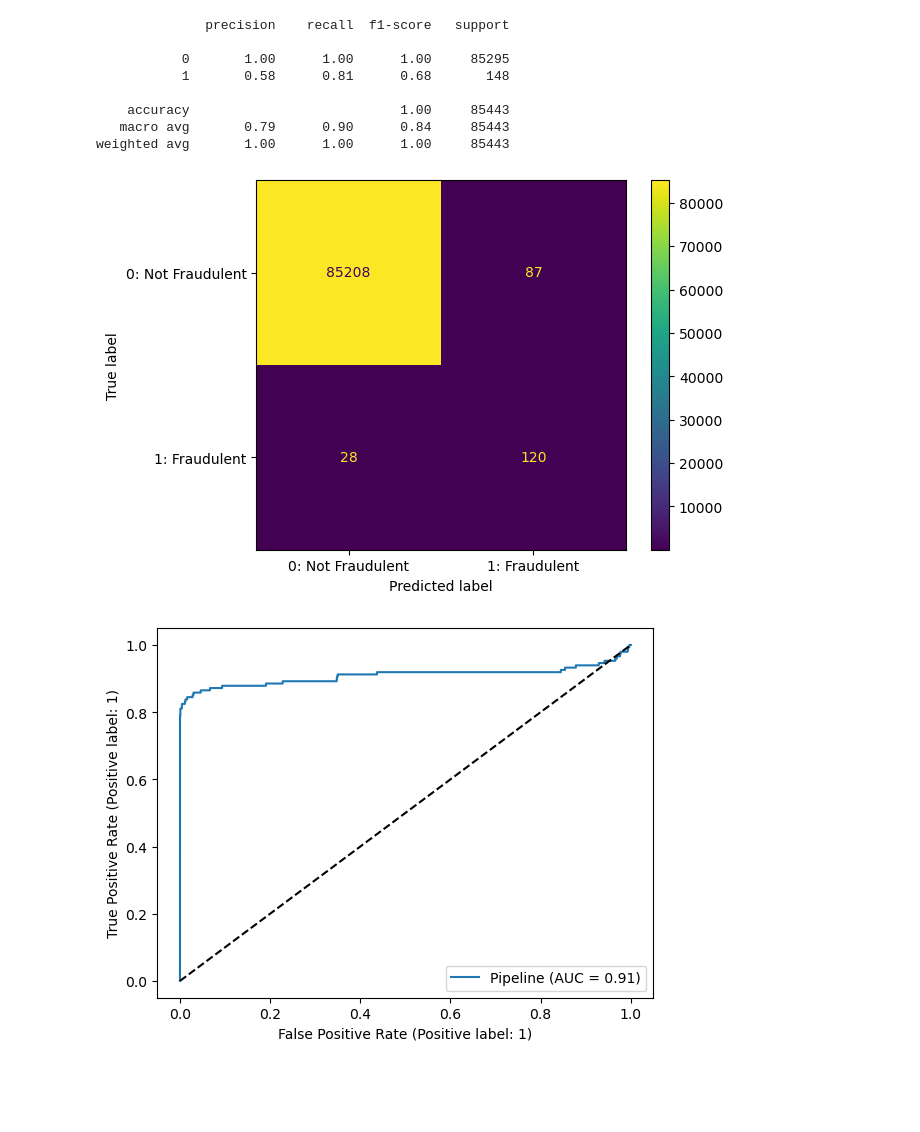
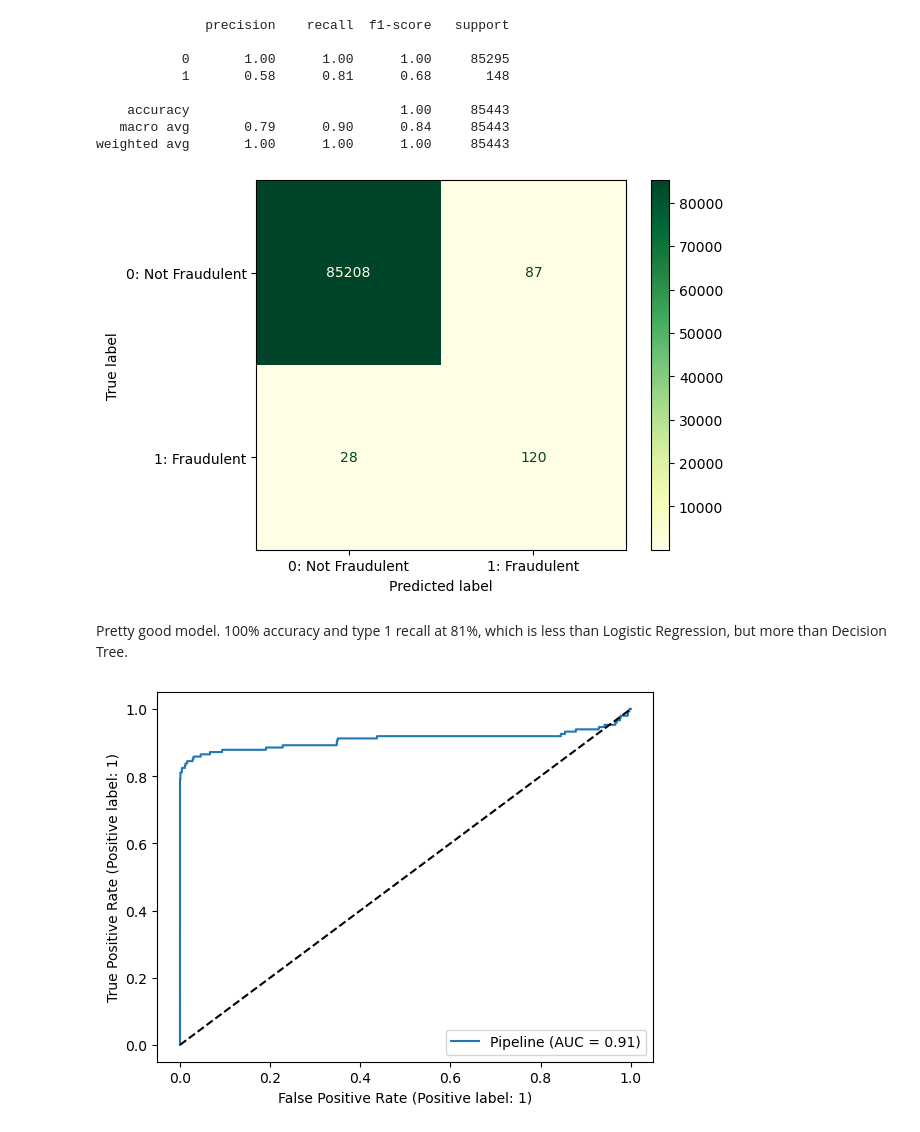
Before and after one commit to corvusxi/phase5_project, a Jupyter notebook: Credit_Card_Fraud_XGBoost.ipynb, the cells around one changed output. Saved outputs shown, nothing was run; the diff lists cells and outputs as text; code cells hidden in the pictures; blank space fills up the shorter version.

```diff
--- a/Credit_Card_Fraud_XGBoost.ipynb
+++ b/Credit_Card_Fraud_XGBoost.ipynb
@@ -114,7 +114,7 @@ print(y_test.shape)
 # %%
 xgbsteps = [("smote", SMOTE(random_state=53)),
          ("scaler", StandardScaler()),
-         ("xgb", XGBClassifier(objective="reg:squarederror"))]
+         ("xgb", XGBClassifier(random_state=53, objective="reg:squarederror"))]
 
 xgbpipe = Pipeline(xgbsteps)
 # %%
@@ -152,10 +152,13 @@ print(classification_report(y_test, y_pred_xgbpipe))
 weighted avg       1.00      1.00      1.00     85443
 # %%
 ConfusionMatrixDisplay.from_predictions(y_test, y_pred_xgbpipe,
-                                        display_labels=["0: Not Fraudulent", "1: Fraudulent"])
+                                        display_labels=["0: Not Fraudulent", "1: Fraudulent"],
+                                        colorbar=True, cmap="YlGn")
 plt.grid(False);
 # %% [output]
-[figure, old version]
+[figure, new version]
+# %% [markdown]
+Pretty good model. 100% accuracy and type 1 recall at 81%, which is less than Logistic Regression, but more than Decision Tree.
 # %%
 RocCurveDisplay.from_estimator(xgbpipe, X_test, y_test)
 plt.plot([0, 1], [0, 1], "k--");
```
Also changed, not shown: parts of 4 cells of this notebook.
